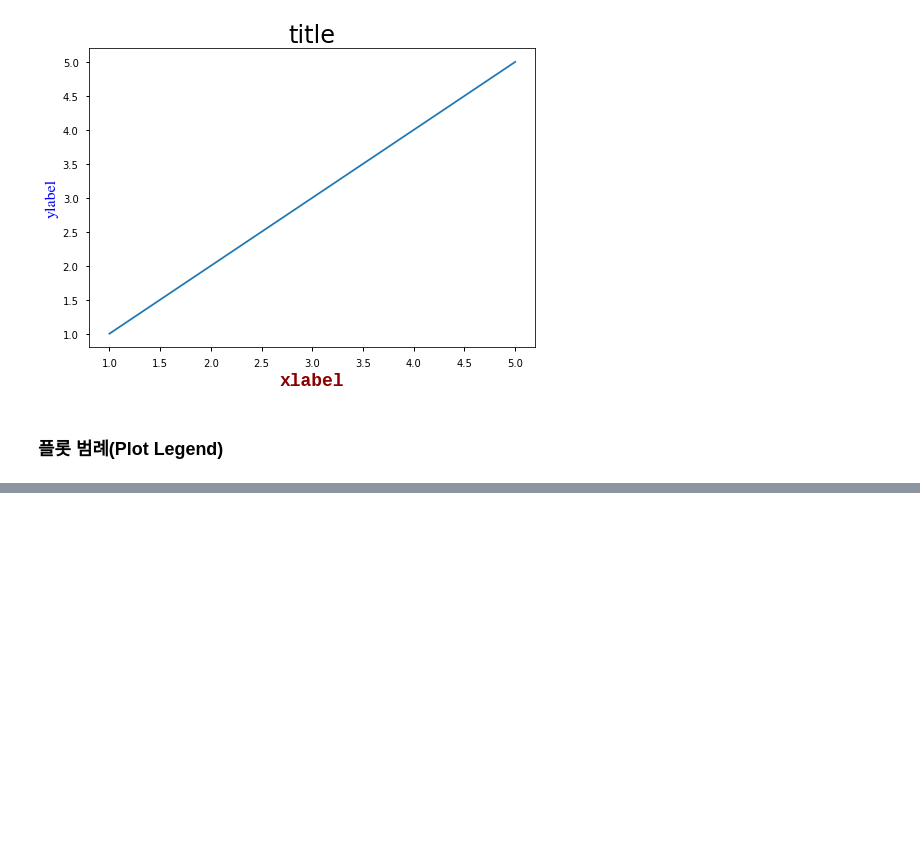
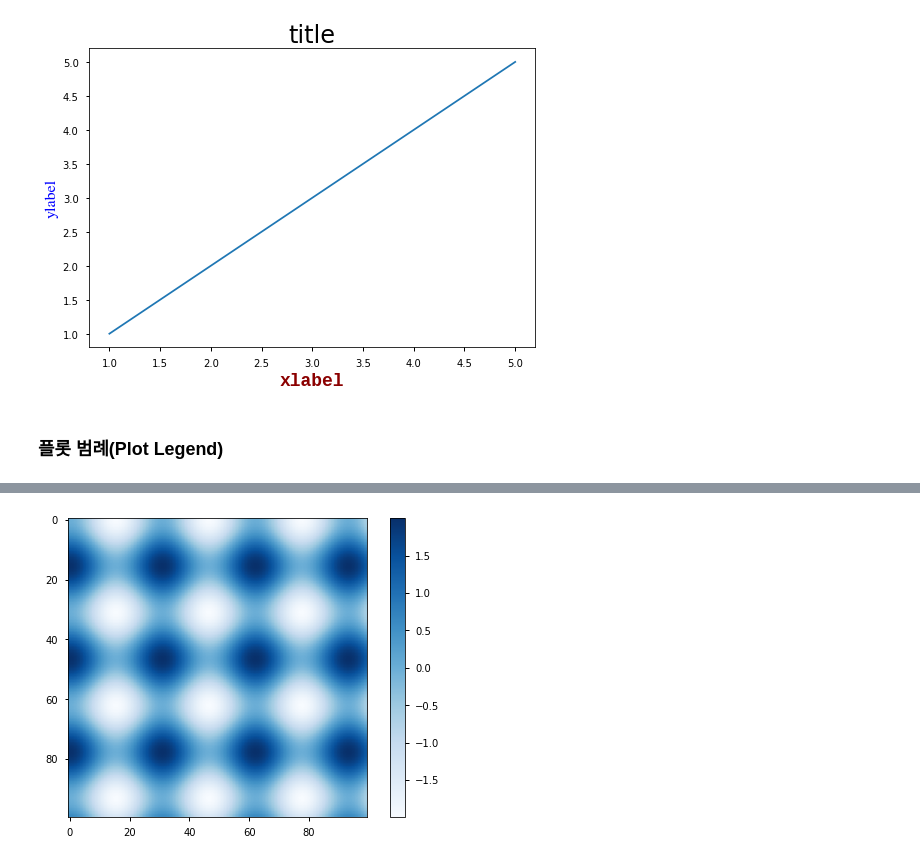
Before and after one commit to kksonge/cakd3_review, a Jupyter notebook: Matplotlib.ipynb, the cells around one changed output, grey strips where cells are left out. Cells and saved outputs as stored; diff of their text form; code cells hidden in the pictures; blank space fills up the shorter version.

```diff
--- a/Matplotlib.ipynb
+++ b/Matplotlib.ipynb
@@ -242,0 +236,5 @@ array([[ 0.        ],
+# %%
+plt.imshow(I, cmap='Blues')
+plt.colorbar();
+# %% [output]
+[figure, added]
```
Also changed, not shown: parts of 61 cells of this notebook.
